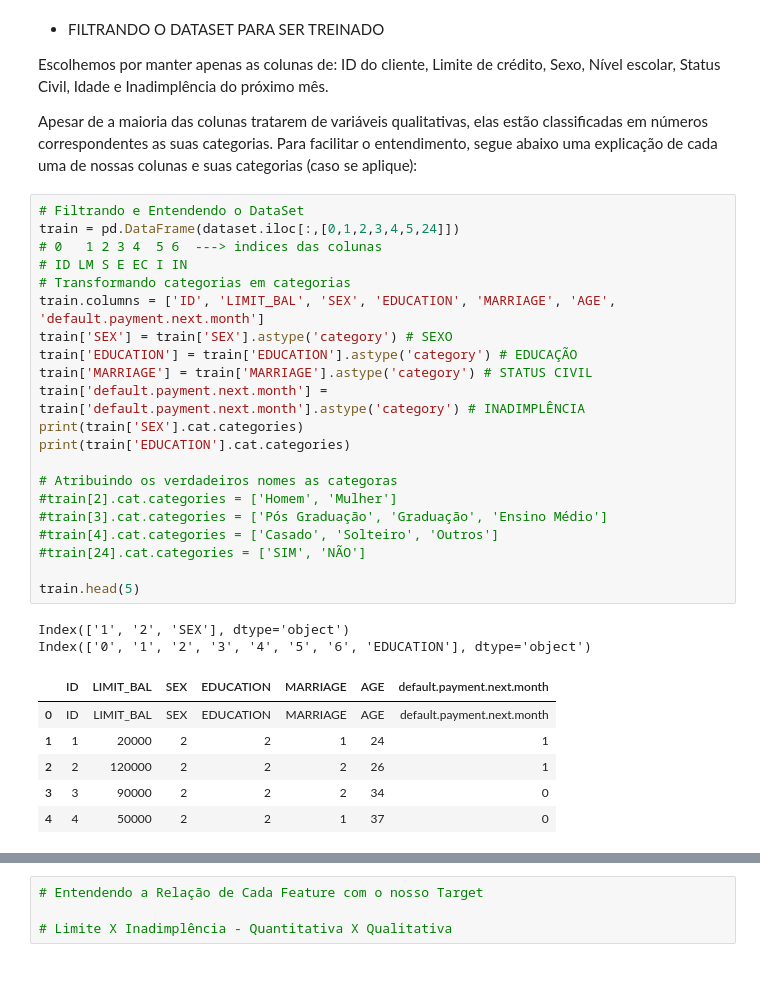
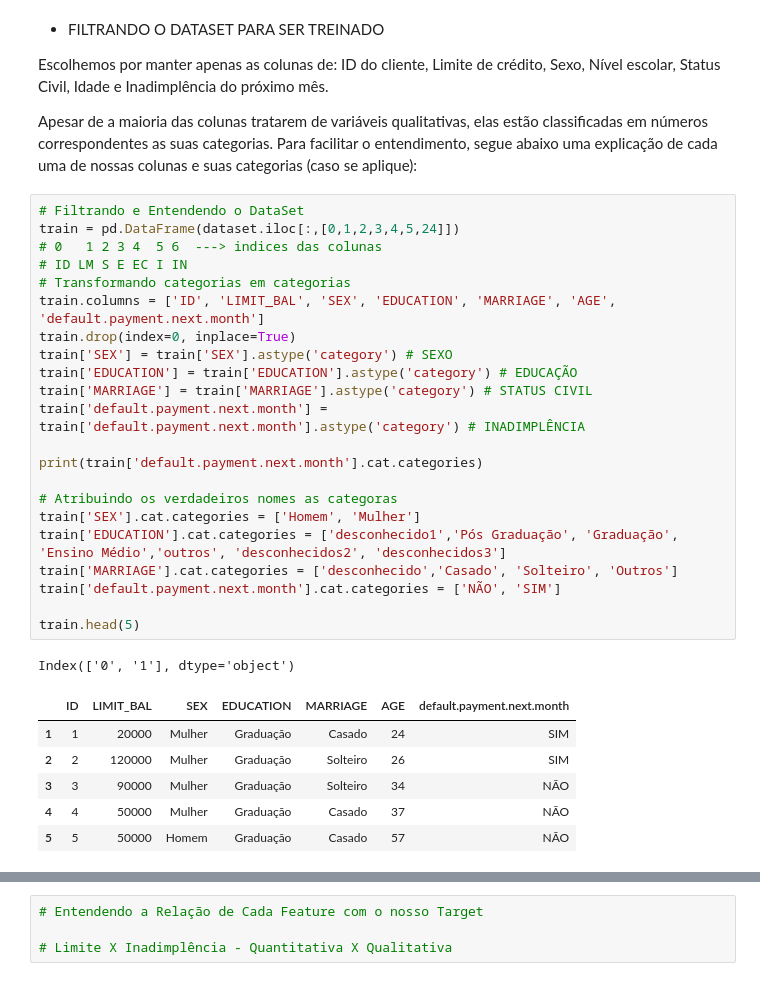
Before and after one commit to insper-classroom/22-2a-cd-p2-grupo_bexcamrefe, a Jupyter notebook: Relatorio_P2.ipynb, the cells around one changed output, grey strips where cells are left out. Cells and saved outputs as stored; diff of their text form.

```diff
--- a/Relatorio_P2.ipynb
+++ b/Relatorio_P2.ipynb
@@ -129,30 +129,30 @@ Apesar de a maioria das colunas tratarem de variáveis qualitativas, elas estão
 # %%
 # Filtrando e Entendendo o DataSet
 train = pd.DataFrame(dataset.iloc[:,[0,1,2,3,4,5,24]])
 # 0   1 2 3 4  5 6  ---> indices das colunas
 # ID LM S E EC I IN
 # Transformando categorias em categorias
 train.columns = ['ID', 'LIMIT_BAL', 'SEX', 'EDUCATION', 'MARRIAGE', 'AGE', 'default.payment.next.month']
+train.drop(index=0, inplace=True)
 train['SEX'] = train['SEX'].astype('category') # SEXO
 train['EDUCATION'] = train['EDUCATION'].astype('category') # EDUCAÇÃO
 train['MARRIAGE'] = train['MARRIAGE'].astype('category') # STATUS CIVIL
 train['default.payment.next.month'] = train['default.payment.next.month'].astype('category') # INADIMPLÊNCIA
-print(train['SEX'].cat.categories)
-print(train['EDUCATION'].cat.categories)
+
+print(train['default.payment.next.month'].cat.categories)
 
 # Atribuindo os verdadeiros nomes as categoras
-#train[2].cat.categories = ['Homem', 'Mulher']
-#train[3].cat.categories = ['Pós Graduação', 'Graduação', 'Ensino Médio']
-#train[4].cat.categories = ['Casado', 'Solteiro', 'Outros']
-#train[24].cat.categories = ['SIM', 'NÃO']
+train['SEX'].cat.categories = ['Homem', 'Mulher']
+train['EDUCATION'].cat.categories = ['desconhecido1','Pós Graduação', 'Graduação', 'Ensino Médio','outros', 'desconhecidos2', 'desconhecidos3']
+train['MARRIAGE'].cat.categories = ['desconhecido','Casado', 'Solteiro', 'Outros']
+train['default.payment.next.month'].cat.categories = ['NÃO', 'SIM']
 
 train.head(5)
 # %% [output]
-Index(['1', '2', 'SEX'], dtype='object')
-Index(['0', '1', '2', '3', '4', '5', '6', 'EDUCATION'], dtype='object')
+Index(['0', '1'], dtype='object')
 |  | ID | LIMIT_BAL | SEX | EDUCATION | MARRIAGE | AGE | default.payment.next.month |
-| 0 | ID | LIMIT_BAL | SEX | EDUCATION | MARRIAGE | AGE | default.payment.next.month |
-| 1 | 1 | 20000 | 2 | 2 | 1 | 24 | 1 |
-| 2 | 2 | 120000 | 2 | 2 | 2 | 26 | 1 |
-| 3 | 3 | 90000 | 2 | 2 | 2 | 34 | 0 |
-| 4 | 4 | 50000 | 2 | 2 | 1 | 37 | 0 |
+| 1 | 1 | 20000 | Mulher | Graduação | Casado | 24 | SIM |
+| 2 | 2 | 120000 | Mulher | Graduação | Solteiro | 26 | SIM |
+| 3 | 3 | 90000 | Mulher | Graduação | Solteiro | 34 | NÃO |
+| 4 | 4 | 50000 | Mulher | Graduação | Casado | 37 | NÃO |
+| 5 | 5 | 50000 | Homem | Graduação | Casado | 57 | NÃO |
```
Also changed, not shown: parts of 4 cells of this notebook.
